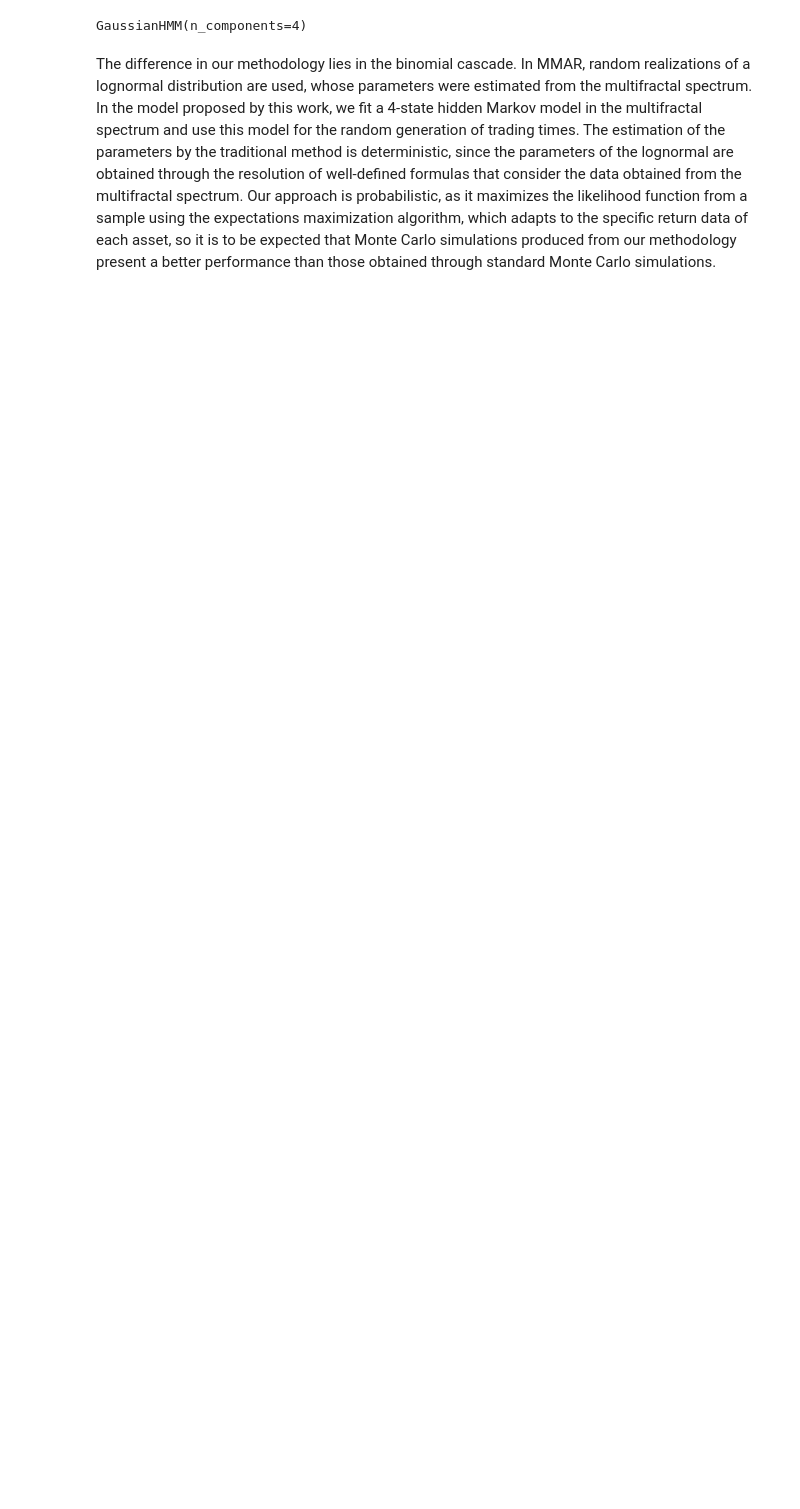
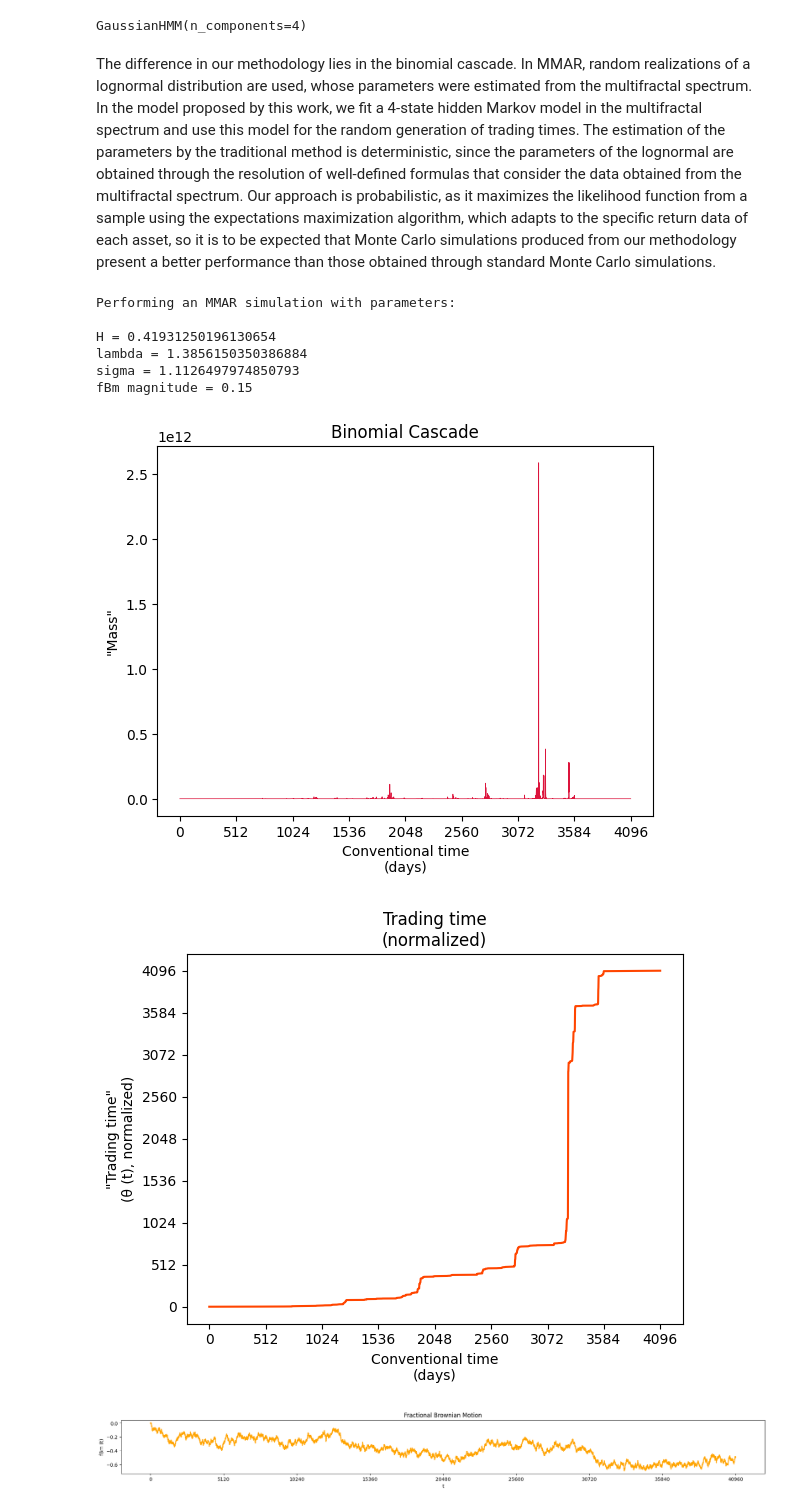
Before and after one commit to RegisVargas/Multifractal-Model-of-Asset-Returns-MMAR-for-Thesis, a Jupyter notebook: Improving_the_multifractal_model_of_asset_returns_by_Hidden_Markov_Models.ipynb, the cells around one changed output. Drawn from its saved outputs; the diff is of its cells as text; code cells hidden in the pictures; blank space fills up the shorter version.

```diff
--- a/Improving_the_multifractal_model_of_asset_returns_by_Hidden_Markov_Models.ipynb
+++ b/Improving_the_multifractal_model_of_asset_returns_by_Hidden_Markov_Models.ipynb
@@ -479,4 +466,14 @@ GaussianHMM(n_components=4)
 # %% [markdown]
 The difference in our methodology lies in the binomial cascade. In MMAR, random realizations of a lognormal distribution are used, whose parameters were estimated from the multifractal spectrum. In the model proposed by this work, we fit a 4-state hidden Markov model in the multifractal spectrum and use this model for the random generation of trading times. The estimation of the parameters by the traditional method is deterministic, since the parameters of the lognormal are obtained through the resolution of well-defined formulas that consider the data obtained from the multifractal spectrum. Our approach is probabilistic, as it maximizes the likelihood function from a sample using the expectations maximization algorithm, which adapts to the specific return data of each asset, so it is to be expected that Monte Carlo simulations produced from our methodology present a better performance than those obtained through standard Monte Carlo simulations.
 # %%
-AAPL_simu.MMAR(13, lambda_NORWAY, sigma_NORWAY, df.Price_NORWAY, 0.15, True)
+AAPL_simu.MMAR(12, AAPL_real.data['Adj Close'] , 0.15, True)
+# %% [output]
+Performing an MMAR simulation with parameters:
+
+H = 0.41931250196130654
+lambda = 1.3856150350386884
+sigma = 1.1126497974850793
+fBm magnitude = 0.15
+[figure, added]
+[figure, added]
+[figure, added]
```
Also changed, not shown: parts of 22 cells of this notebook.
